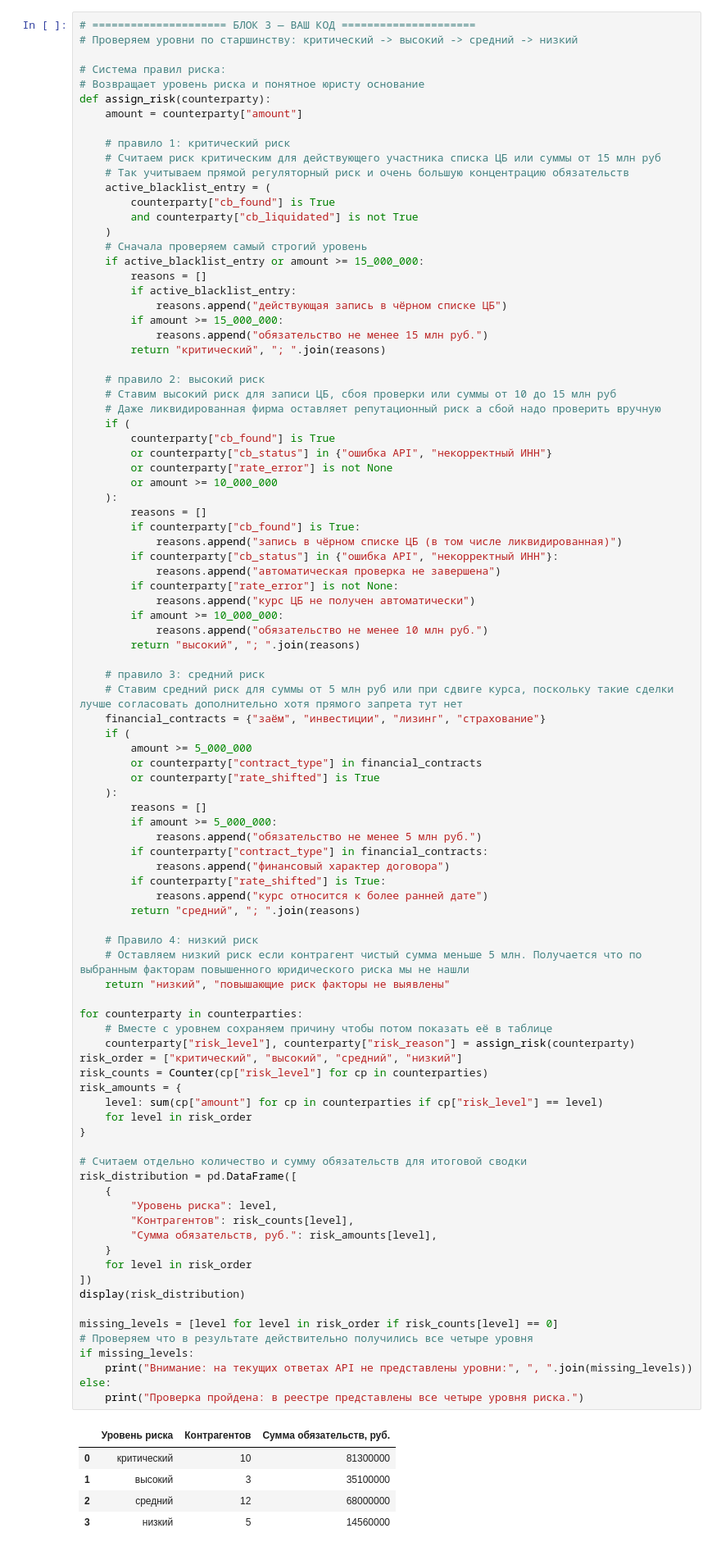
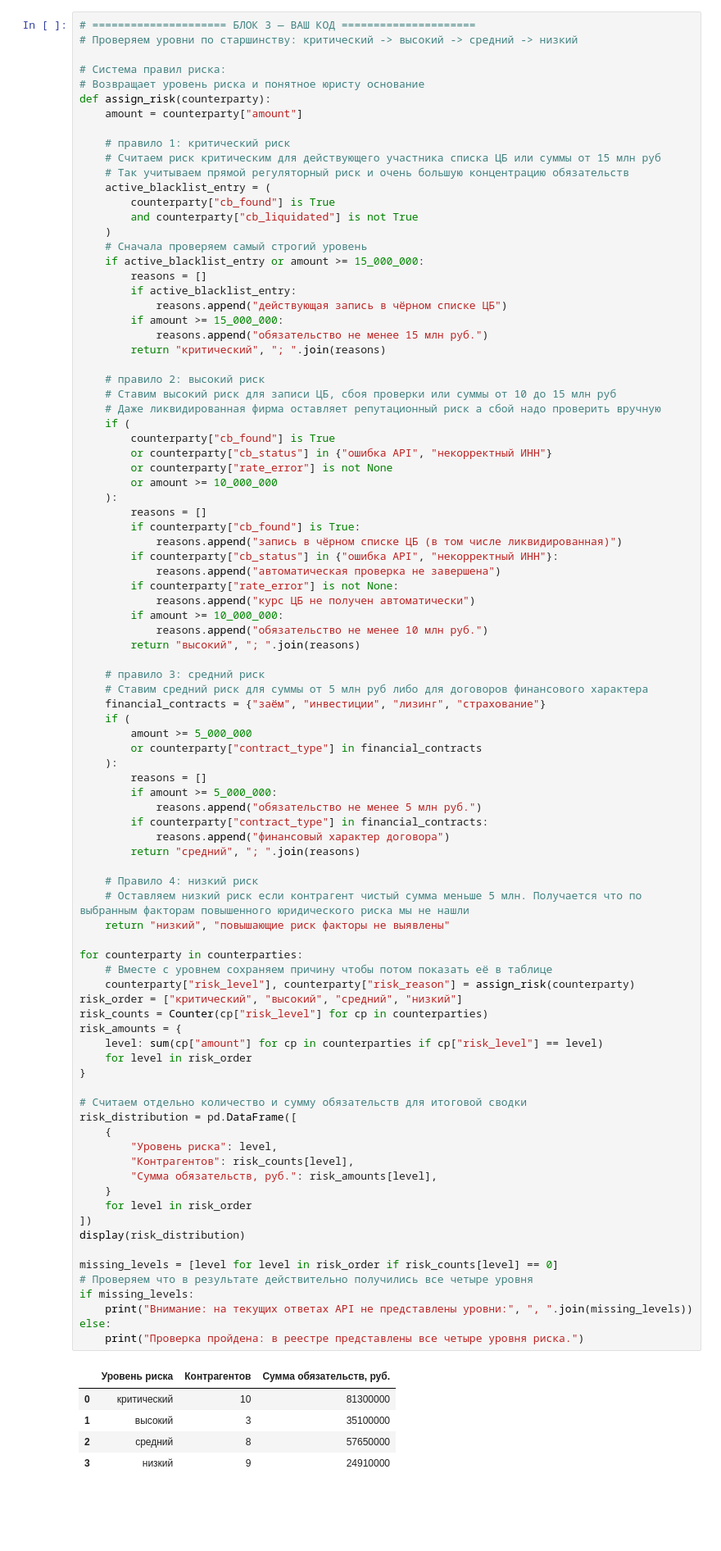
Before and after one commit to vladislavpykhteev/HSE_Vladislav_Pykhteev, a Jupyter notebook: lesson_11/lesson_11.ipynb, the cells around one changed output. Shown at 82% size. Drawn from its saved outputs; the diff is of its cells as text; blank space fills up the shorter version.

```diff
--- a/lesson_11/lesson_11.ipynb
+++ b/lesson_11/lesson_11.ipynb
@@ -443,20 +443,17 @@ def assign_risk(counterparty):
         return "высокий", "; ".join(reasons)
 
     # правило 3: средний риск
-    # Ставим средний риск для суммы от 5 млн руб или при сдвиге курса, поскольку такие сделки лучше согласовать дополнительно хотя прямого запрета тут нет
+    # Ставим средний риск для суммы от 5 млн руб либо для договоров финансового характера
     financial_contracts = {"заём", "инвестиции", "лизинг", "страхование"}
     if (
         amount >= 5_000_000
         or counterparty["contract_type"] in financial_contracts
-        or counterparty["rate_shifted"] is True
     ):
         reasons = []
         if amount >= 5_000_000:
             reasons.append("обязательство не менее 5 млн руб.")
         if counterparty["contract_type"] in financial_contracts:
             reasons.append("финансовый характер договора")
-        if counterparty["rate_shifted"] is True:
-            reasons.append("курс относится к более ранней дате")
         return "средний", "; ".join(reasons)
 
     # Правило 4: низкий риск
@@ -467,33 +464,33 @@ for counterparty in counterparties:
     # Вместе с уровнем сохраняем причину чтобы потом показать её в таблице
     counterparty["risk_level"], counterparty["risk_reason"] = assign_risk(counterparty)
 risk_order = ["критический", "высокий", "средний", "низкий"]
 risk_counts = Counter(cp["risk_level"] for cp in counterparties)
 risk_amounts = {
     level: sum(cp["amount"] for cp in counterparties if cp["risk_level"] == level)
     for level in risk_order
 }
 
 # Считаем отдельно количество и сумму обязательств для итоговой сводки
 risk_distribution = pd.DataFrame([
     {
         "Уровень риска": level,
         "Контрагентов": risk_counts[level],
         "Сумма обязательств, руб.": risk_amounts[level],
     }
     for level in risk_order
 ])
 display(risk_distribution)
 
 missing_levels = [level for level in risk_order if risk_counts[level] == 0]
 # Проверяем что в результате действительно получились все четыре уровня
 if missing_levels:
     print("Внимание: на текущих ответах API не представлены уровни:", ", ".join(missing_levels))
 else:
     print("Проверка пройдена: в реестре представлены все четыре уровня риска.")
 # %% [output]
 |  | Уровень риска | Контрагентов | Сумма обязательств, руб. |
 | 0 | критический | 10 | 81300000 |
 | 1 | высокий | 3 | 35100000 |
-| 2 | средний | 12 | 68000000 |
-| 3 | низкий | 5 | 14560000 |
+| 2 | средний | 8 | 57650000 |
+| 3 | низкий | 9 | 24910000 |
 Проверка пройдена: в реестре представлены все четыре уровня риска.
```
Also changed, not shown: parts of 2 cells of this notebook.
